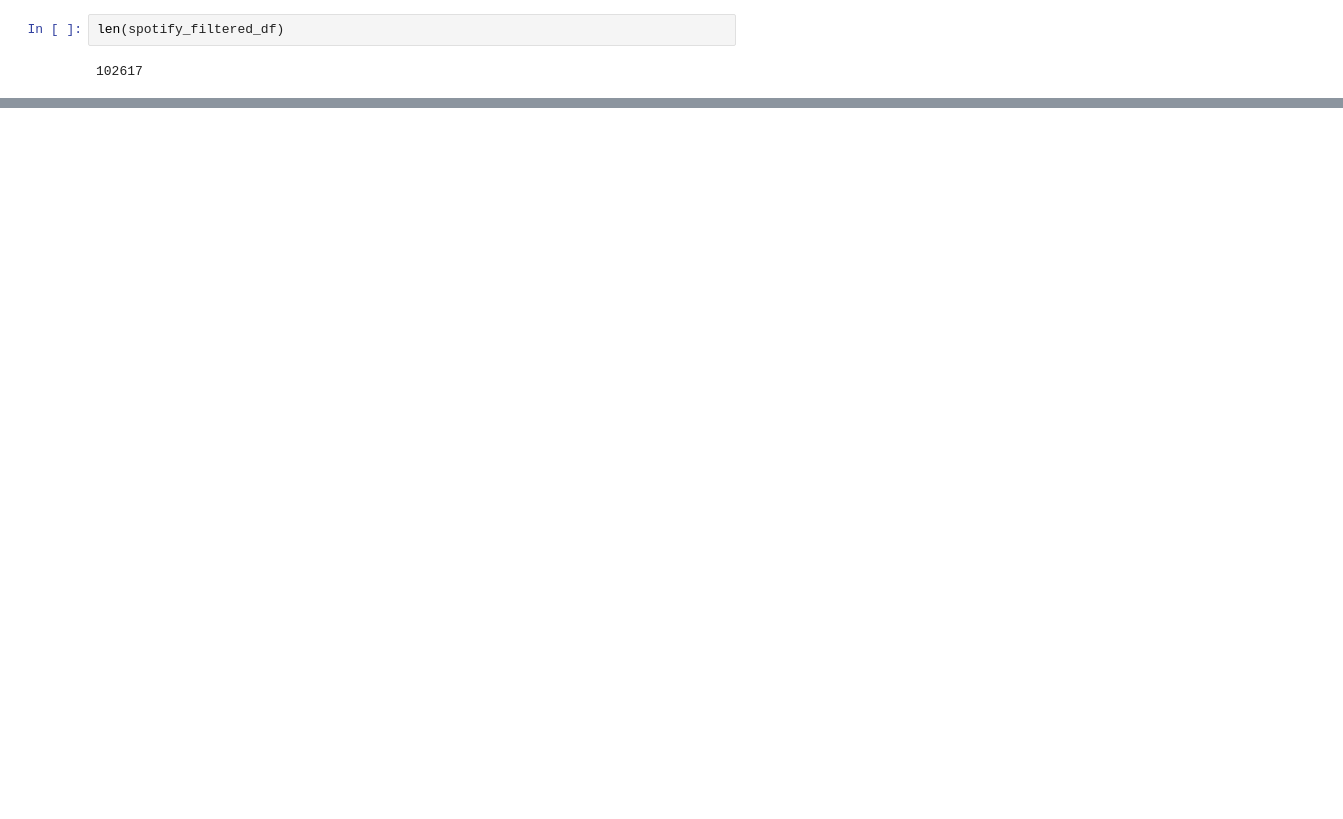
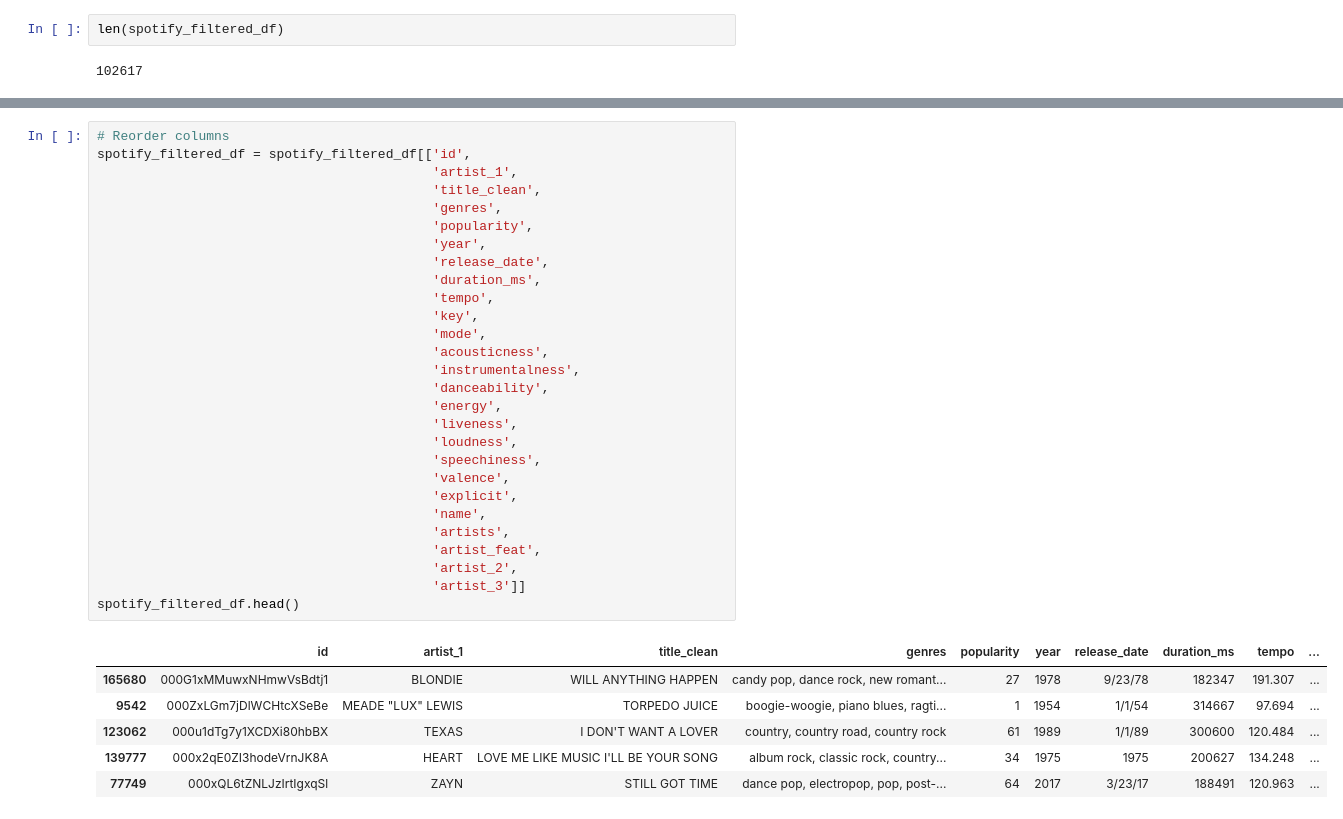
Before and after one commit to jwade688/platinum_lyric_project, a Jupyter notebook: Spotify_data_cleaned.ipynb, the cells around one changed output, grey strips where cells are left out. Drawn from its saved outputs; the diff is of its cells as text; blank space fills up the shorter version.

```diff
--- a/Spotify_data_cleaned.ipynb
+++ b/Spotify_data_cleaned.ipynb
@@ -199,0 +223,35 @@ spotify_filtered_df.head(200)
+# %%
+# Reorder columns
+spotify_filtered_df = spotify_filtered_df[['id',
+                                           'artist_1',
+                                           'title_clean',
+                                           'genres',
+                                           'popularity',
+                                           'year',
+                                           'release_date',
+                                           'duration_ms',
+                                           'tempo',
+                                           'key',
+                                           'mode',
+                                           'acousticness',
+                                           'instrumentalness',
+                                           'danceability',
+                                           'energy',
+                                           'liveness',
+                                           'loudness',
+                                           'speechiness',
+                                           'valence',
+                                           'explicit',
+                                           'name',
+                                           'artists',
+                                           'artist_feat',
+                                           'artist_2',
+                                           'artist_3']]
+spotify_filtered_df.head()
+# %% [output]
+|  | id | artist_1 | title_clean | genres | popularity | year | release_date | duration_ms | tempo | ... |
+| 165680 | 000G1xMMuwxNHmwVsBdtj1 | BLONDIE | WILL ANYTHING HAPPEN | candy pop, dance rock, new romant... | 27 | 1978 | 9/23/78 | 182347 | 191.307 | ... |
+| 9542 | 000ZxLGm7jDlWCHtcXSeBe | MEADE "LUX" LEWIS | TORPEDO JUICE | boogie-woogie, piano blues, ragti... | 1 | 1954 | 1/1/54 | 314667 | 97.694 | ... |
+| 123062 | 000u1dTg7y1XCDXi80hbBX | TEXAS | I DON'T WANT A LOVER | country, country road, country rock | 61 | 1989 | 1/1/89 | 300600 | 120.484 | ... |
+| 139777 | 000x2qE0ZI3hodeVrnJK8A | HEART | LOVE ME LIKE MUSIC I'LL BE YOUR SONG | album rock, classic rock, country... | 34 | 1975 | 1975 | 200627 | 134.248 | ... |
+| 77749 | 000xQL6tZNLJzIrtIgxqSl | ZAYN | STILL GOT TIME | dance pop, electropop, pop, post-... | 64 | 2017 | 3/23/17 | 188491 | 120.963 | ... |
```
Also changed, not shown: parts of 12 cells of this notebook, 1 other file.
